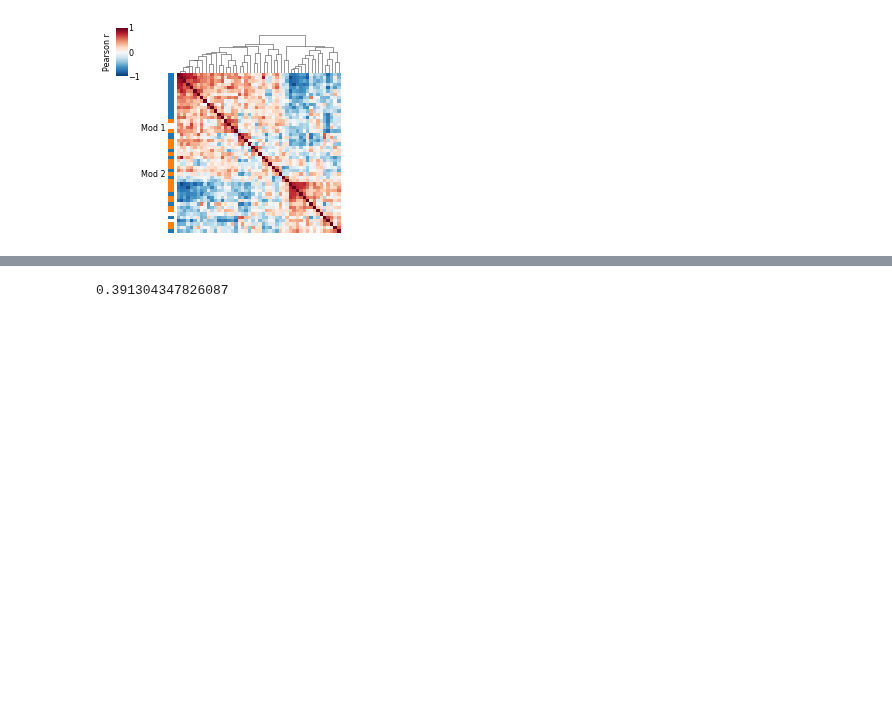
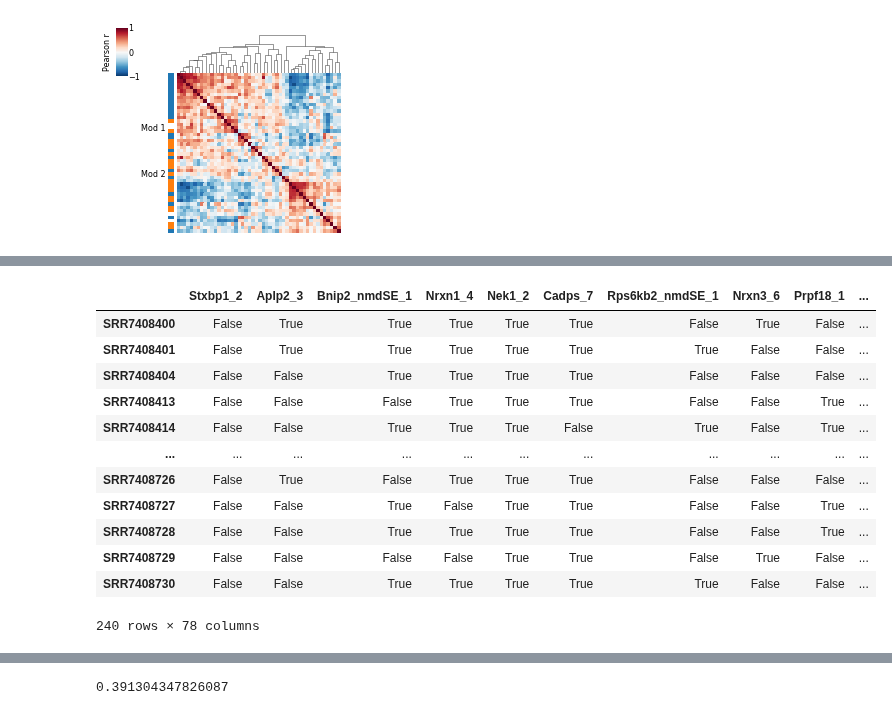
Before and after one commit to lareaulab/analysis_psix, a Jupyter notebook: Mouse_Midbrain_Deveopment/mouse_brain_P90.ipynb, the cells around one changed output, grey strips where cells are left out. Drawn from its saved outputs; the diff is of its cells as text; code cells hidden in the pictures; blank space fills up the shorter version.

```diff
--- a/Mouse_Midbrain_Deveopment/mouse_brain_P90.ipynb
+++ b/Mouse_Midbrain_Deveopment/mouse_brain_P90.ipynb
@@ -249,3 +208,12 @@ plt.scatter(latent.loc[p90_cells].PC_3, latent.loc[p90_cells].PC_1,
 # %% [output]
 <matplotlib.collections.PathCollection at 0x...>
 [figure]
+# %%
+psix_object = psix.Psix()
+psix_object.process_rnaseq(
+        exon_sj_file = 'data/preprocess/tables/SE_counts_filtered.tab.gz',
+        constitutive_sj_file = 'data/preprocess/tables/constitutive_introns_filtered.tab.gz',
+        tpm_file = 'data/preprocess/tables/rsem_gene_tpm_filtered.tab.gz',
+        minJR = 1,
+        minCell=1,
+        min_observed = 0.05, min_psi = 0.001)
@@ -426,3 +500,32 @@ aver = local_correlation_plot(
 )
 # %% [output]
 [figure]
+# %%
+import sys
+sys.path.insert(0, '/mnt/lareaulab/cfbuenabadn/psix_project/analysis_psix/utils/')
+from misc_utils import *
+
+
+psix_results = psix_p90.psix_results
+
+background_psi = psix_p90.adata.uns['neighbors_psi'].mask(psix_p90.adata.uns['psi'].isna()).T
+exon_list = psix_results.loc[(psix_results.psix_score > 0) & (psix_results.qvals <= 0.05)].index
+
+bwow_p90 = compute_modules(background_psi.loc[exon_list].T.corr().fillna(0),
+                min_gene_threshold=20, fdr_threshold=None, z_threshold=0.1, core_only=False)
+
+
+exon_list = exon_list & psix_e13.adata.uns['psi'].columns
+
+background_psi = psix_e13.adata.uns['neighbors_psi'].mask(psix_e13.adata.uns['psi'].isna()).T
+# exon_list = psix_results.loc[(psix_results.psix_score > 0) & (psix_results.qvals <= 0.05)].index
+
+bwow_e13 = compute_modules(background_psi.loc[exon_list].T.corr().fillna(0),
+                min_gene_threshold=20, fdr_threshold=None, z_threshold=0.1, core_only=False)
+
+aver = local_correlation_plot(
+            background_psi.loc[exon_list].T.corr().fillna(0), bwow_p90[0].loc[bwow_e13[0].index], bwow_e13[1],
+            mod_cmap='tab10', vmin=-1, vmax=1,
+            z_cmap='RdBu_r', yticklabels=False,
+    plot_name = 'plots/exon_modules_e13.png', shrink_by=1#/0.5
+)
@@ -428,0 +598,16 @@ aver = local_correlation_plot(
+# %%
+psix_object.adata.uns['psi'].isna().loc[e13_cells, exon_list]
+# %% [output]
+|  | Stxbp1_2 | Aplp2_3 | Bnip2_nmdSE_1 | Nrxn1_4 | Nek1_2 | Cadps_7 | Rps6kb2_nmdSE_1 | Nrxn3_6 | Prpf18_1 | ... |
+| SRR7408400 | False | True | True | True | True | True | False | True | False | ... |
+| SRR7408401 | False | True | True | True | True | True | True | False | False | ... |
+| SRR7408404 | False | False | True | True | True | True | False | False | False | ... |
+| SRR7408413 | False | False | False | True | True | True | False | False | True | ... |
+| SRR7408414 | False | False | True | True | True | False | True | False | True | ... |
+| ... | ... | ... | ... | ... | ... | ... | ... | ... | ... | ... |
+| SRR7408726 | False | True | False | True | True | True | False | False | False | ... |
+| SRR7408727 | False | False | True | False | True | True | False | False | True | ... |
+| SRR7408728 | False | False | True | True | True | True | False | False | True | ... |
+| SRR7408729 | False | False | False | False | True | True | False | True | False | ... |
+| SRR7408730 | False | False | True | True | True | True | True | False | False | ... |
+240 rows × 78 columns
```
Also changed, not shown: parts of 31 cells of this notebook, 25 other files.
